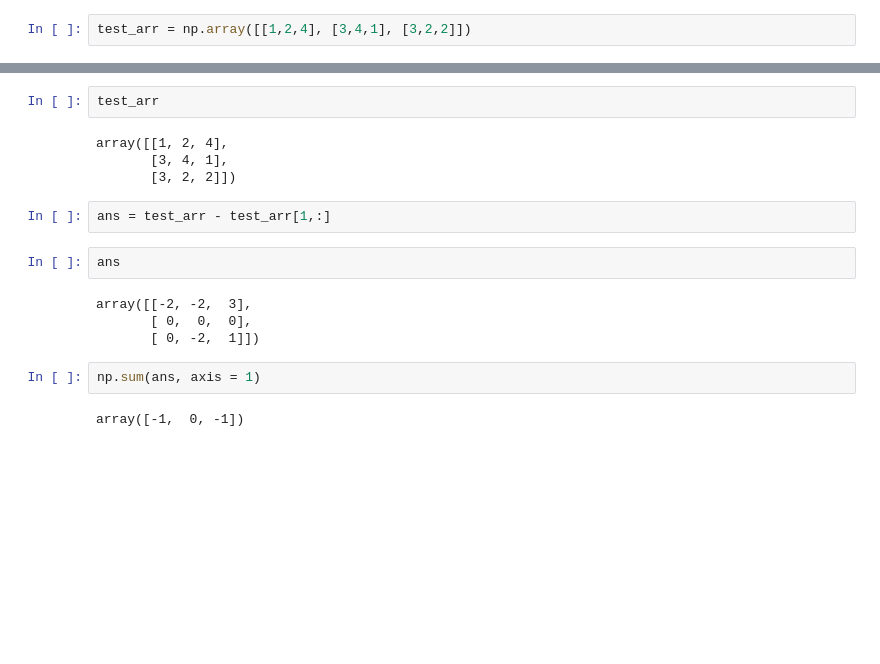
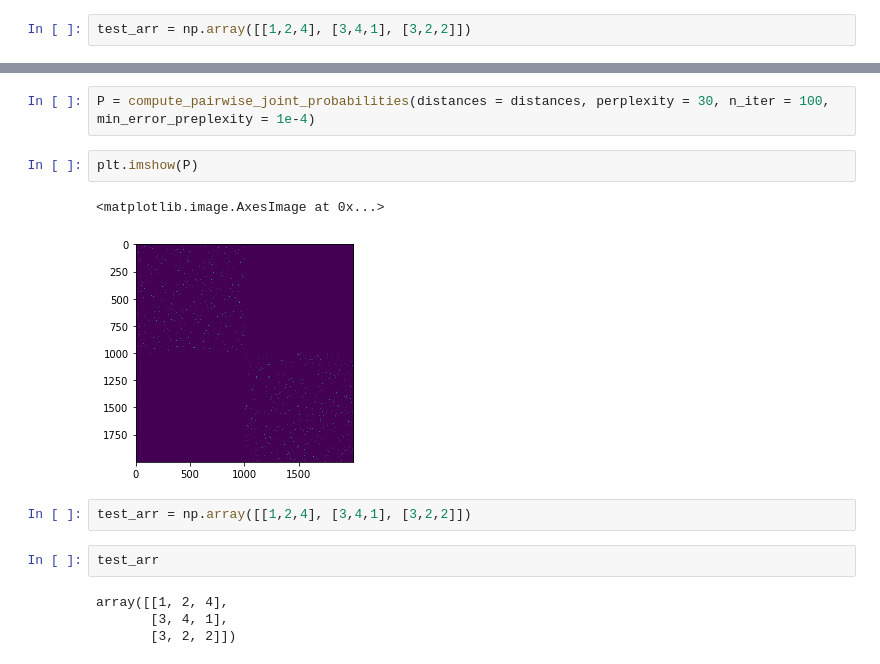
Before and after one commit to FilipTirnanic96/t-SNE, a Jupyter notebook: JupiterNotebook/t-SNE_notebook.ipynb, the cells around one changed output, grey strips where cells are left out. Drawn from its saved outputs; the diff is of its cells as text; blank space fills up the shorter version.

```diff
--- a/JupiterNotebook/t-SNE_notebook.ipynb
+++ b/JupiterNotebook/t-SNE_notebook.ipynb
@@ -77,18 +139,15 @@ array([[ 1,  2],
+# %%
+P = compute_pairwise_joint_probabilities(distances = distances, perplexity = 30, n_iter = 100, min_error_preplexity = 1e-4)
+# %%
+plt.imshow(P)
+# %% [output]
+<matplotlib.image.AxesImage at 0x...>
+[figure, added]
+# %%
+test_arr = np.array([[1,2,4], [3,4,1], [3,2,2]])
 # %%
 test_arr
 # %% [output]
 array([[1, 2, 4],
        [3, 4, 1],
        [3, 2, 2]])
-# %%
-ans = test_arr - test_arr[1,:]
-# %%
-ans
-# %% [output]
-array([[-2, -2,  3],
-       [ 0,  0,  0],
-       [ 0, -2,  1]])
-# %%
-np.sum(ans, axis = 1)
-# %% [output]
-array([-1,  0, -1])
```
Also changed, not shown: parts of 25 cells of this notebook, 2 other files.
